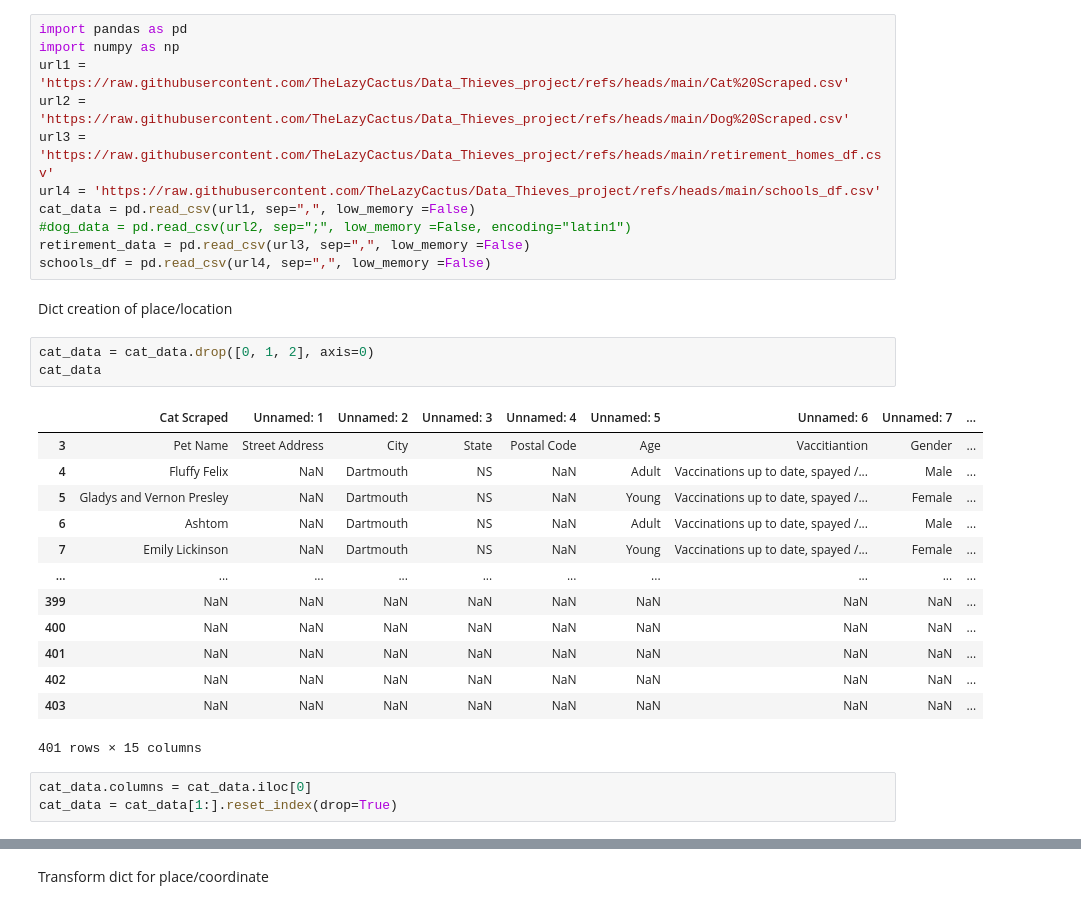
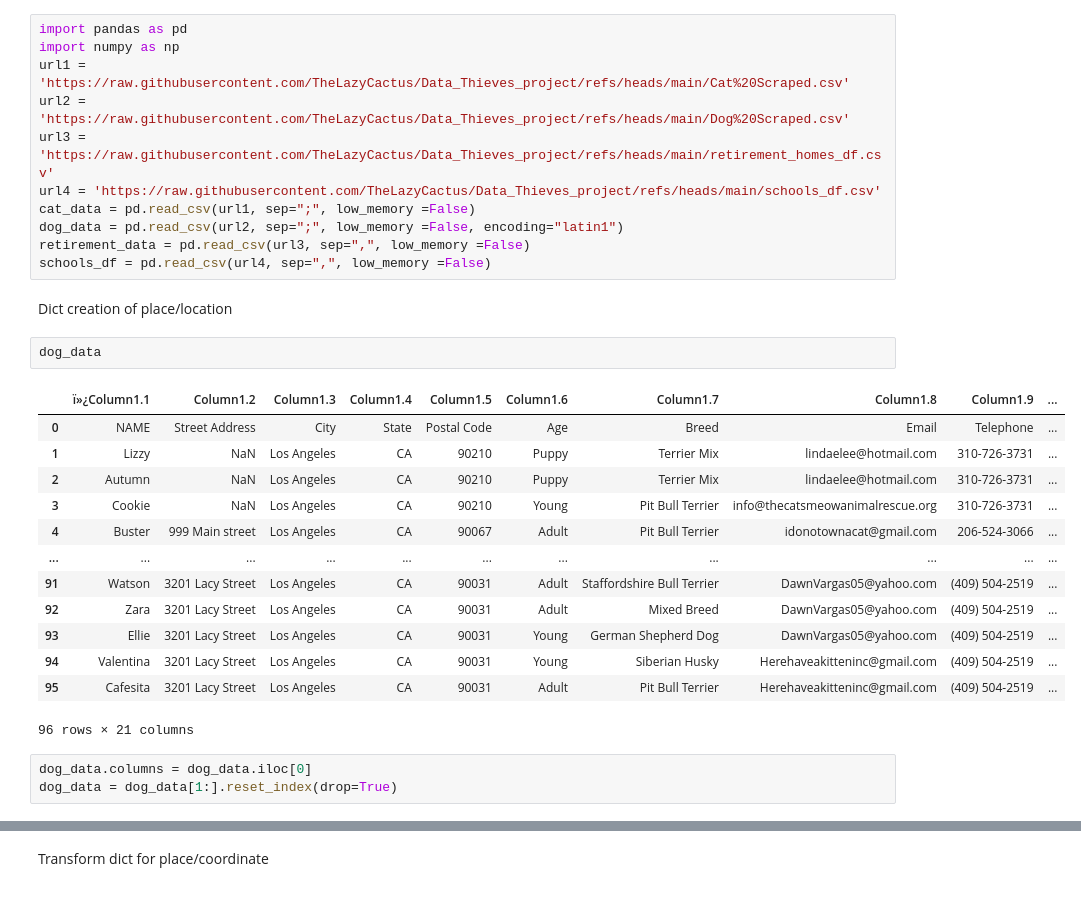
Before and after one commit to TheLazyCactus/Data_Thieves_project, a Jupyter notebook: Distance_calcultaion.ipynb, the cells around one changed output, grey strips where cells are left out. Saved outputs shown, nothing was run; the diff lists cells and outputs as text.

```diff
--- a/Distance_calcultaion.ipynb
+++ b/Distance_calcultaion.ipynb
@@ -7,29 +7,28 @@ url1 = 'https://raw.githubusercontent.com/TheLazyCactus/Data_Thieves_project/ref
 url2 = 'https://raw.githubusercontent.com/TheLazyCactus/Data_Thieves_project/refs/heads/main/Dog%20Scraped.csv'
 url3 = 'https://raw.githubusercontent.com/TheLazyCactus/Data_Thieves_project/refs/heads/main/retirement_homes_df.csv'
 url4 = 'https://raw.githubusercontent.com/TheLazyCactus/Data_Thieves_project/refs/heads/main/schools_df.csv'
-cat_data = pd.read_csv(url1, sep=",", low_memory =False)
-#dog_data = pd.read_csv(url2, sep=";", low_memory =False, encoding="latin1")
+cat_data = pd.read_csv(url1, sep=";", low_memory =False)
+dog_data = pd.read_csv(url2, sep=";", low_memory =False, encoding="latin1")
 retirement_data = pd.read_csv(url3, sep=",", low_memory =False)
 schools_df = pd.read_csv(url4, sep=",", low_memory =False)
 # %% [markdown]
 Dict creation of place/location
-# %%
-cat_data = cat_data.drop([0, 1, 2], axis=0)
-cat_data
-# %% [output]
-|  | Cat Scraped | Unnamed: 1 | Unnamed: 2 | Unnamed: 3 | Unnamed: 4 | Unnamed: 5 | Unnamed: 6 | Unnamed: 7 | ... |
-| 3 | Pet Name | Street Address | City | State | Postal Code | Age | Vaccitiantion | Gender | ... |
-| 4 | Fluffy Felix | NaN | Dartmouth | NS | NaN | Adult | Vaccinations up to date, spayed /... | Male | ... |
-| 5 | Gladys and Vernon Presley | NaN | Dartmouth | NS | NaN | Young | Vaccinations up to date, spayed /... | Female | ... |
-| 6 | Ashtom | NaN | Dartmouth | NS | NaN | Adult | Vaccinations up to date, spayed /... | Male | ... |
-| 7 | Emily Lickinson | NaN | Dartmouth | NS | NaN | Young | Vaccinations up to date, spayed /... | Female | ... |
-| ... | ... | ... | ... | ... | ... | ... | ... | ... | ... |
-| 399 | NaN | NaN | NaN | NaN | NaN | NaN | NaN | NaN | ... |
-| 400 | NaN | NaN | NaN | NaN | NaN | NaN | NaN | NaN | ... |
-| 401 | NaN | NaN | NaN | NaN | NaN | NaN | NaN | NaN | ... |
-| 402 | NaN | NaN | NaN | NaN | NaN | NaN | NaN | NaN | ... |
-| 403 | NaN | NaN | NaN | NaN | NaN | NaN | NaN | NaN | ... |
-401 rows × 15 columns
+# %%
+dog_data
+# %% [output]
+|  | ï»¿Column1.1 | Column1.2 | Column1.3 | Column1.4 | Column1.5 | Column1.6 | Column1.7 | Column1.8 | Column1.9 | ... |
+| 0 | NAME | Street Address | City | State | Postal Code | Age | Breed | Email | Telephone | ... |
+| 1 | Lizzy | NaN | Los Angeles | CA | 90210 | Puppy | Terrier Mix | lindaelee@hotmail.com | 310-726-3731 | ... |
+| 2 | Autumn | NaN | Los Angeles | CA | 90210 | Puppy | Terrier Mix | lindaelee@hotmail.com | 310-726-3731 | ... |
+| 3 | Cookie | NaN | Los Angeles | CA | 90210 | Young | Pit Bull Terrier | info@thecatsmeowanimalrescue.org | 310-726-3731 | ... |
+| 4 | Buster | 999 Main street | Los Angeles | CA | 90067 | Adult | Pit Bull Terrier | idonotownacat@gmail.com | 206-524-3066 | ... |
+| ... | ... | ... | ... | ... | ... | ... | ... | ... | ... | ... |
+| 91 | Watson | 3201 Lacy Street | Los Angeles | CA | 90031 | Adult | Staffordshire Bull Terrier | DawnVargas05@yahoo.com | (409) 504-2519 | ... |
+| 92 | Zara | 3201 Lacy Street | Los Angeles | CA | 90031 | Adult | Mixed Breed | DawnVargas05@yahoo.com | (409) 504-2519 | ... |
+| 93 | Ellie | 3201 Lacy Street | Los Angeles | CA | 90031 | Young | German Shepherd Dog | DawnVargas05@yahoo.com | (409) 504-2519 | ... |
+| 94 | Valentina | 3201 Lacy Street | Los Angeles | CA | 90031 | Young | Siberian Husky | Herehaveakitteninc@gmail.com | (409) 504-2519 | ... |
+| 95 | Cafesita | 3201 Lacy Street | Los Angeles | CA | 90031 | Adult | Pit Bull Terrier | Herehaveakitteninc@gmail.com | (409) 504-2519 | ... |
+96 rows × 21 columns
 # %%
-cat_data.columns = cat_data.iloc[0]
-cat_data = cat_data[1:].reset_index(drop=True)
+dog_data.columns = dog_data.iloc[0]
+dog_data = dog_data[1:].reset_index(drop=True)
```
Also changed, not shown: parts of 37 cells of this notebook.
